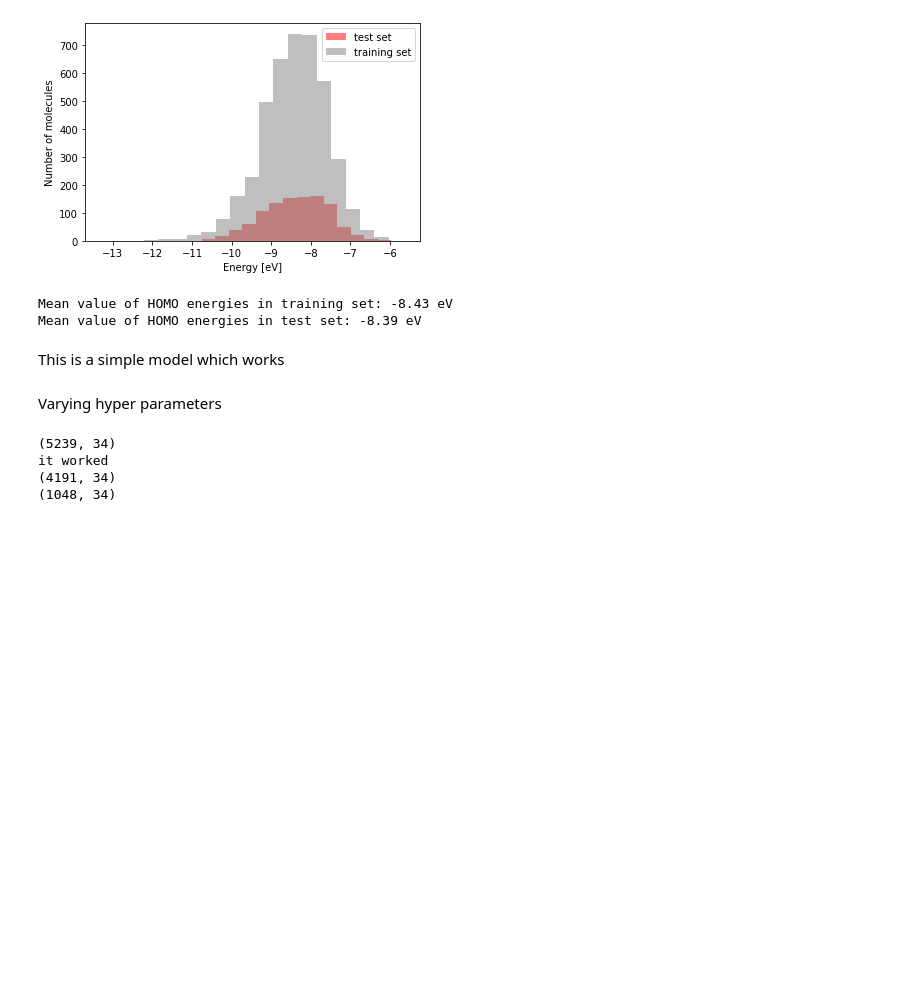
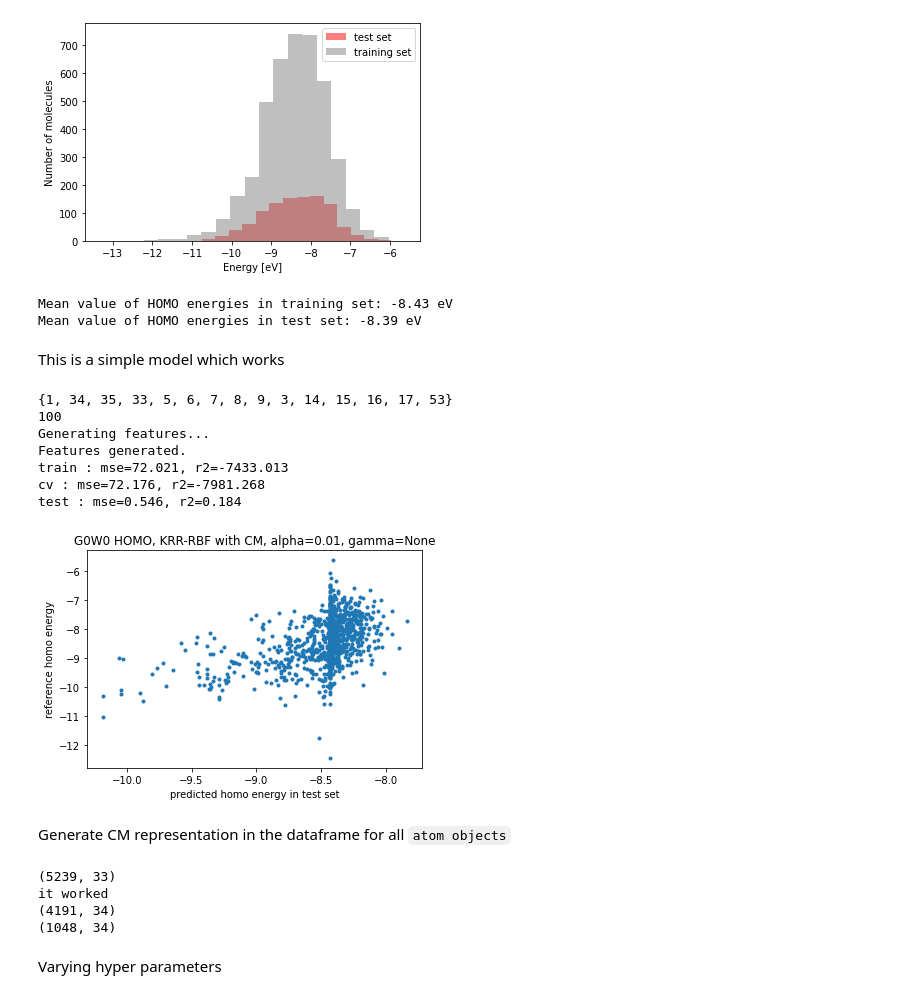
Before and after one commit to billalsohail/ML4MC, a Jupyter notebook: Coulomb_matrix_representation.ipynb, the cells around one changed output. Cells and saved outputs as stored; diff of their text form; code cells hidden in the pictures; blank space fills up the shorter version.

```diff
--- a/Coulomb_matrix_representation.ipynb
+++ b/Coulomb_matrix_representation.ipynb
@@ -188,6 +194,13 @@ Mean value of HOMO energies in test set: -8.39 eV
 # %% [markdown]
 This is a simple model which works
 # %%
+atomic_numbers = df['atoms'].apply(lambda x: x.numbers)
+unique_atomic_numbers = set([a for b in atomic_numbers for a in b])
+max_num_atoms = atomic_numbers.apply(len).max()
+
+print(unique_atomic_numbers)
+print(max_num_atoms)
+
 feature_calc = CoulombMatrix(n_atoms_max=max_num_atoms)
 print('Generating features...')
 X_train, X_test = (np.vstack([feature_calc.create(a) for a in d]) for d in (train_atoms, test_atoms))
@@ -205,52 +218,63 @@ y_test_tf = (y_test-y_ave)/y_ave
 
 
 # split the training data again intor training and cross validation sets
 X_tr, X_cv, y_tr, y_cv = train_test_split(X_train, y_train_tf, test_size=0.2, random_state=1)
 
 model = KernelRidge(kernel='rbf', alpha=0.01, gamma=0.0001)
 model.fit(X_tr, y_tr)
 
 y_pred_tr = model.predict(X_tr)
 y_pred_cv = model.predict(X_cv)
 y_pred_ts = model.predict(X_test)
 
 y_pred_tr = (y_pred_tr * y_ave)+y_ave
 y_pred_cv = (y_pred_cv * y_ave)+y_ave
 y_pred_ts = (y_pred_ts * y_ave)+y_ave
 
 
 for s, pred, ref in zip(('train', 'cv', 'test'), (y_pred_tr, y_pred_cv, y_pred_ts), (y_tr, y_cv,y_test)):
   mse = mean_squared_error(ref, pred)
   r2 = r2_score(ref, pred)
 
   print(F'{s} : mse={mse:.3f}, r2={r2:.3f}')
 
 plt.plot(y_pred_ts, y_test,lw=0.0,marker='.')
 #plt.ylim(-13,-6)
 #plt.xlim(-13,-6)
 plt.xlabel('predicted homo energy in test set')
 plt.ylabel('reference homo energy')
 plt.title('G0W0 HOMO, KRR-RBF with CM, alpha=0.01, gamma=None')
 plt.show()
+# %% [output]
+{1, 34, 35, 33, 5, 6, 7, 8, 9, 3, 14, 15, 16, 17, 53}
+100
+Generating features...
+Features generated.
+train : mse=72.021, r2=-7433.013
+cv : mse=72.176, r2=-7981.268
+test : mse=0.546, r2=0.184
+[figure, added]
+# %% [markdown]
+Generate CM representation in the dataframe for all `atom objects`
+# %%
+cm_desc = CoulombMatrix(n_atoms_max=120, permutation='none', flatten=False)
+# many_matrix = cm_desc.create(df['atoms'])
+print(df.shape)
+#Calum's victory
+df['CM_rep'] = df['atoms'].apply(cm_desc.create)
+print("it worked")
+
+train, test = train_test_split(df, test_size=0.2, random_state=20210817)
+train_atoms, test_atoms = train['atoms'].to_list(), test['atoms'].to_list()
+print(train.shape)
+print(test.shape)
+# %% [output]
+(5239, 33)
+it worked
+(4191, 34)
+(1048, 34)
 # %% [markdown]
 Varying hyper parameters
-# %%
-cm_desc = CoulombMatrix(n_atoms_max=120, permutation='none', flatten=False)
-# many_matrix = cm_desc.create(df['atoms'])
-print(df.shape)
-#Calum's victory
-df['CM_rep'] = df['atoms'].apply(cm_desc.create)
-print("it worked")
-
-train, test = train_test_split(df, test_size=0.2, random_state=20210817)
-train_atoms, test_atoms = train['atoms'].to_list(), test['atoms'].to_list()
-print(train.shape)
-print(test.shape)
-# %% [output]
-(5239, 34)
-it worked
-(4191, 34)
-(1048, 34)
 # %%
 # set up grids for alpha and gamma hyperparameters.
 # first value: lower bound; second value: upper bound;
```
Also changed, not shown: parts of 14 cells of this notebook.
